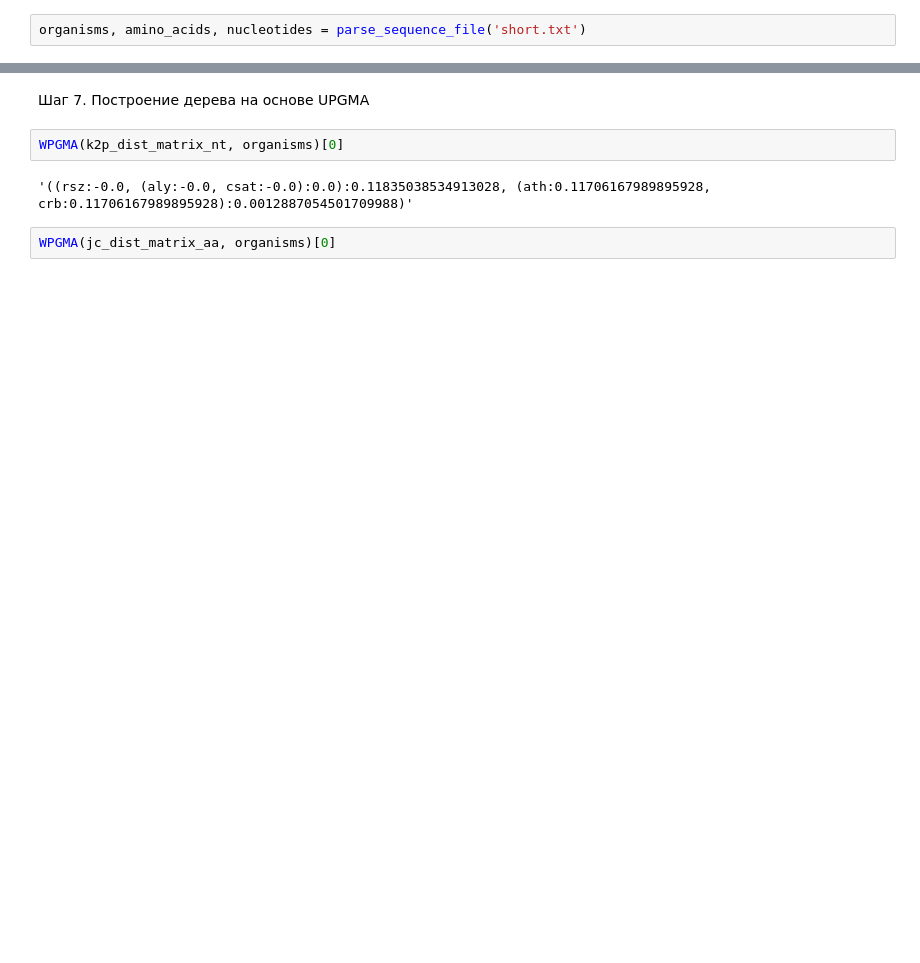
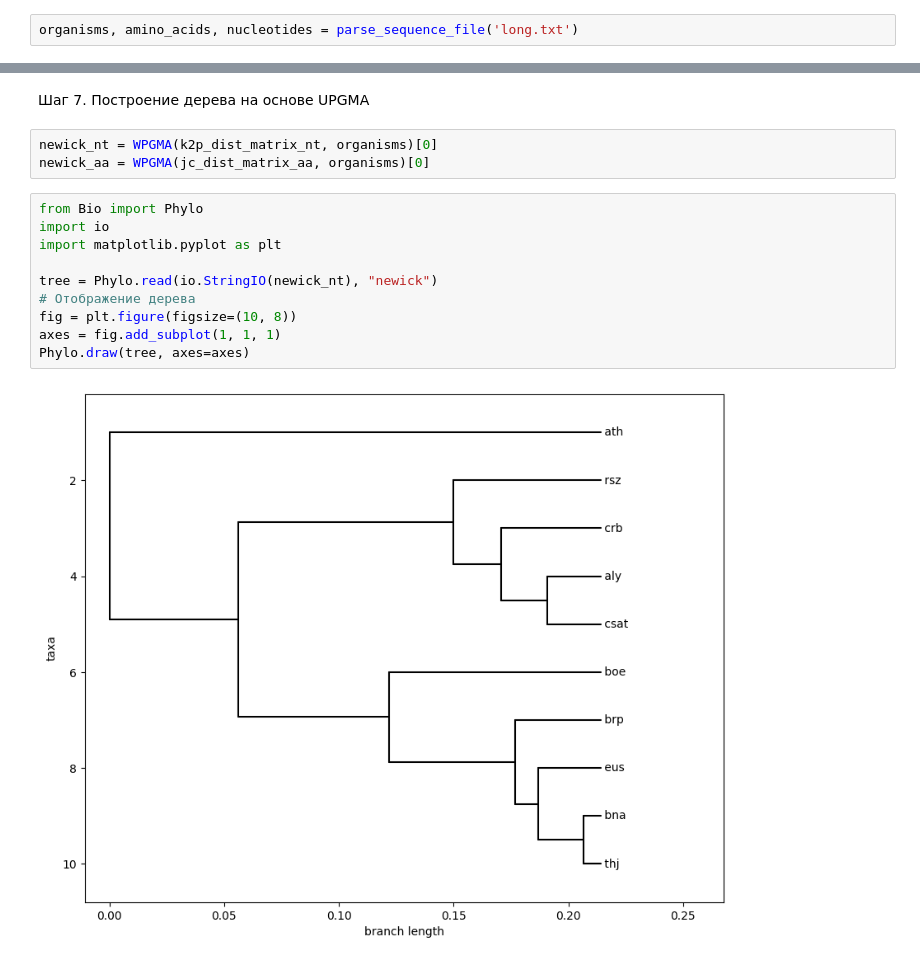
Before and after one commit to ssshhhiiissshhh/bioinformatics, a Jupyter notebook: pipeline.ipynb, the cells around one changed output, grey strips where cells are left out. Drawn from its saved outputs; the diff is of its cells as text; blank space fills up the shorter version.

```diff
--- a/pipeline.ipynb
+++ b/pipeline.ipynb
@@ -503,7 +504,7 @@ def parse_sequence_file(filename):
 
     return organisms, amino_acids, nucleotides
 # %%
-organisms, amino_acids, nucleotides = parse_sequence_file('short.txt')
+organisms, amino_acids, nucleotides = parse_sequence_file('long.txt')
 # %% [markdown]
 Шаг 2
 # %%
@@ -612,8 +644,17 @@ jc_dist_matrix_aa = jc_matrix(cleaned_seqs_aa)
 # %% [markdown]
 Шаг 7. Построение дерева на основе UPGMA
 # %%
-WPGMA(k2p_dist_matrix_nt, organisms)[0]
+newick_nt = WPGMA(k2p_dist_matrix_nt, organisms)[0]
+newick_aa = WPGMA(jc_dist_matrix_aa, organisms)[0]
-# %% [output]
-'((rsz:-0.0, (aly:-0.0, csat:-0.0):0.0):0.11835038534913028, (ath:0.11706167989895928, crb:0.11706167989895928):0.0012887054501709988)'
-# %%
-WPGMA(jc_dist_matrix_aa, organisms)[0]
+# %%
+from Bio import Phylo
+import io
+import matplotlib.pyplot as plt
+
+tree = Phylo.read(io.StringIO(newick_nt), "newick")
+# Отображение дерева
+fig = plt.figure(figsize=(10, 8))
+axes = fig.add_subplot(1, 1, 1)
+Phylo.draw(tree, axes=axes)
+# %% [output]
+[figure, added]
```
Also changed, not shown: parts of 5 cells of this notebook, 7 other files.
